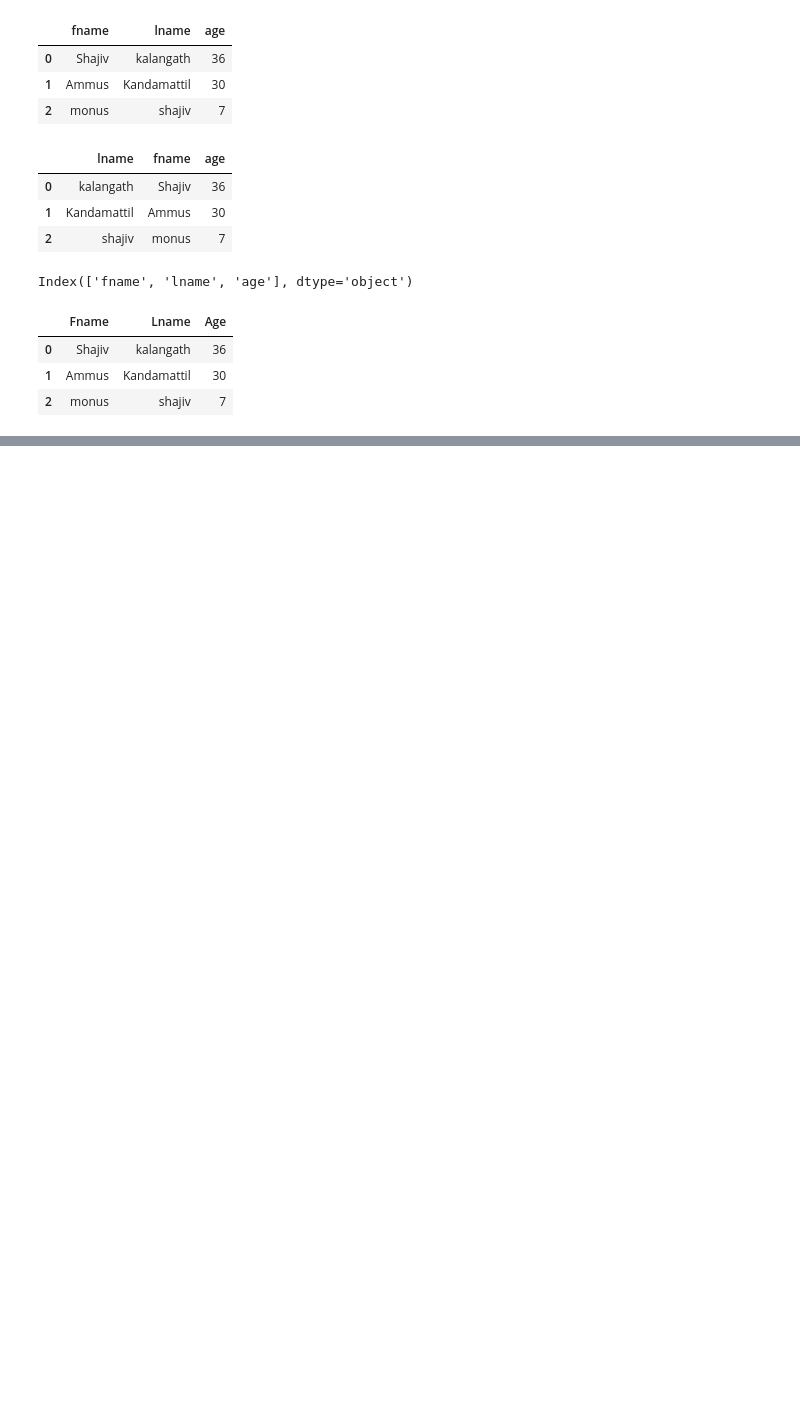
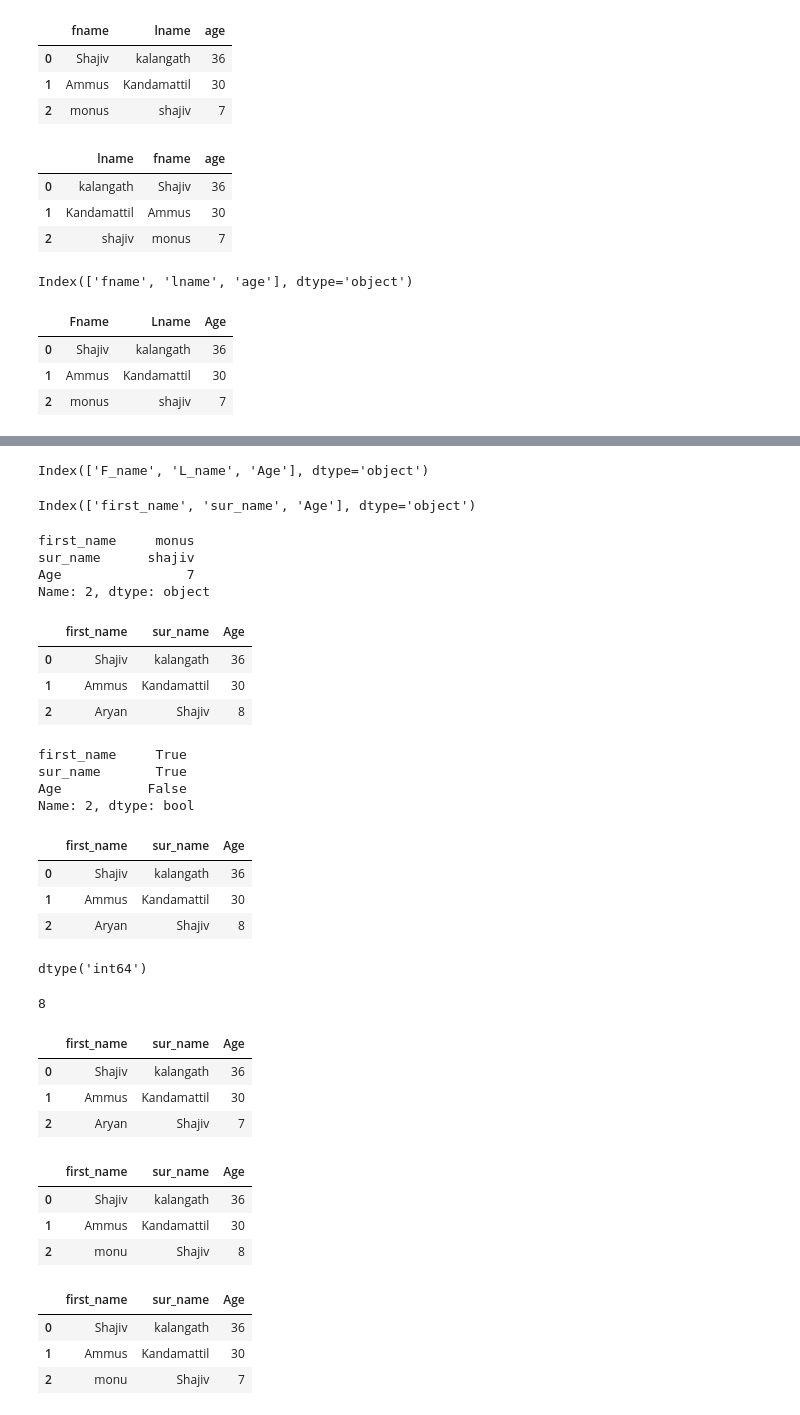
Before and after one commit to shajivkalangath/python, a Jupyter notebook: MyPandasCheetSheet.ipynb, the cells around one changed output, grey strips where cells are left out. Drawn from its saved outputs; the diff is of its cells as text; code cells hidden in the pictures; blank space fills up the shorter version.

```diff
--- a/MyPandasCheetSheet.ipynb
+++ b/MyPandasCheetSheet.ipynb
@@ -700,0 +246,56 @@ family_df
+# %%
+# Replace with str.replace . Please note that there is no change nin Age colum as it doesn't have the match
+
+family_df.columns = family_df.columns.str.replace('name','_name')
+# %%
+family_df.columns
+# %% [output]
+Index(['F_name', 'L_name', 'Age'], dtype='object')
+# %%
+# Replace specific column and note the inplace to make it persistent
+family_df.rename(columns={'F_name': 'first_name' , 'L_name': 'sur_name'} , inplace=True)
+# %%
+family_df.columns
+# %% [output]
+Index(['first_name', 'sur_name', 'Age'], dtype='object')
+# %%
+family_df.loc[2]
+# %% [output]
+first_name     monus
+sur_name      shajiv
+Age                7
+Name: 2, dtype: object
+# %%
+# Note if you don't give the same number of column then you get an "ValueError: Lengths must match to compare"
+
+family_df.loc[2] = [ 'Aryan' , 'Shajiv' , 8]
+# %%
+family_df
+# %% [output]
+|  | first_name | sur_name | Age |
+| 0 | Shajiv | kalangath | 36 |
+| 1 | Ammus | Kandamattil | 30 |
+| 2 | Aryan | Shajiv | 8 |
+# %%
+print( family_df.loc[2] == [ 'Aryan' , 'Shajiv' , 8 ])
+# %% [output]
+first_name     True
+sur_name       True
+Age           False
+Name: 2, dtype: bool
+# %%
+family_df
+# %% [output]
+|  | first_name | sur_name | Age |
+| 0 | Shajiv | kalangath | 36 |
+| 1 | Ammus | Kandamattil | 30 |
+| 2 | Aryan | Shajiv | 8 |
+# %%
+family_df['Age'].dtype
+# %% [output]
+dtype('int64')
+# %%
+## replace for one columns
+print(family_df.loc[2,'Age'])
+# %% [output]
+8
@@ -700,0 +304,7 @@ family_df
+# %%
+family_df
+# %% [output]
+|  | first_name | sur_name | Age |
+| 0 | Shajiv | kalangath | 36 |
+| 1 | Ammus | Kandamattil | 30 |
+| 2 | Aryan | Shajiv | 7 |
@@ -700,0 +314,7 @@ family_df
+# %%
+family_df
+# %% [output]
+|  | first_name | sur_name | Age |
+| 0 | Shajiv | kalangath | 36 |
+| 1 | Ammus | Kandamattil | 30 |
+| 2 | monu | Shajiv | 8 |
@@ -700,0 +324,7 @@ family_df
+# %%
+family_df
+# %% [output]
+|  | first_name | sur_name | Age |
+| 0 | Shajiv | kalangath | 36 |
+| 1 | Ammus | Kandamattil | 30 |
+| 2 | monu | Shajiv | 7 |
```
Also changed, not shown: parts of 76 cells of this notebook.
